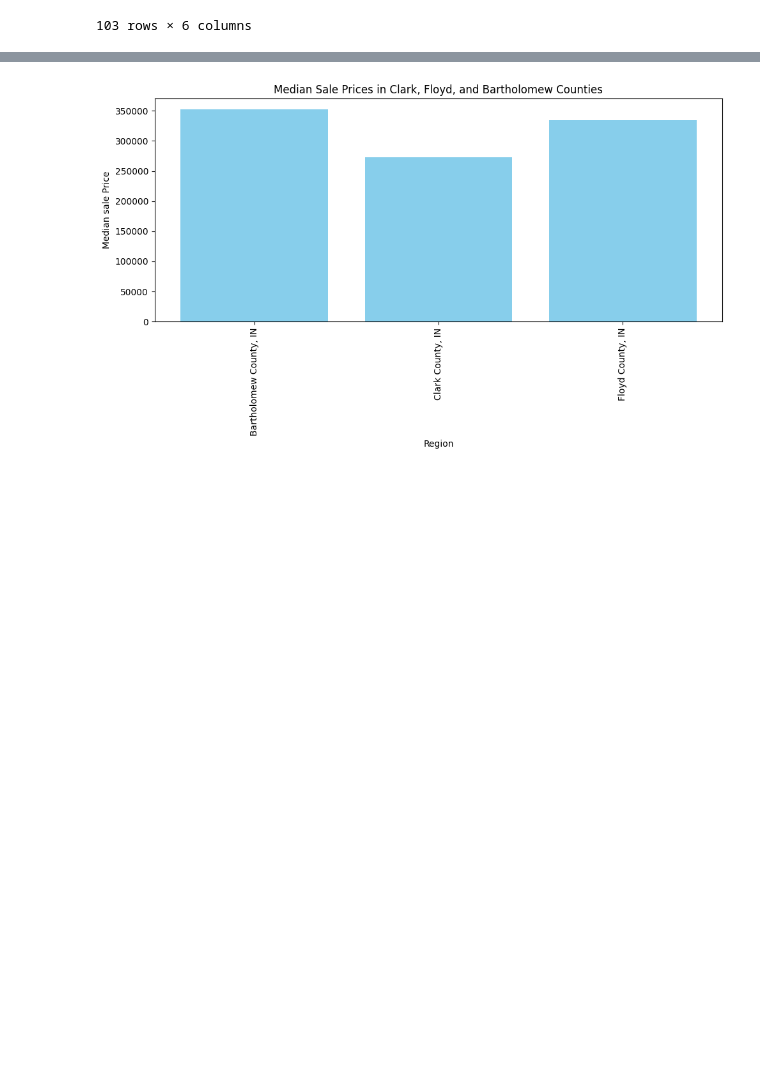
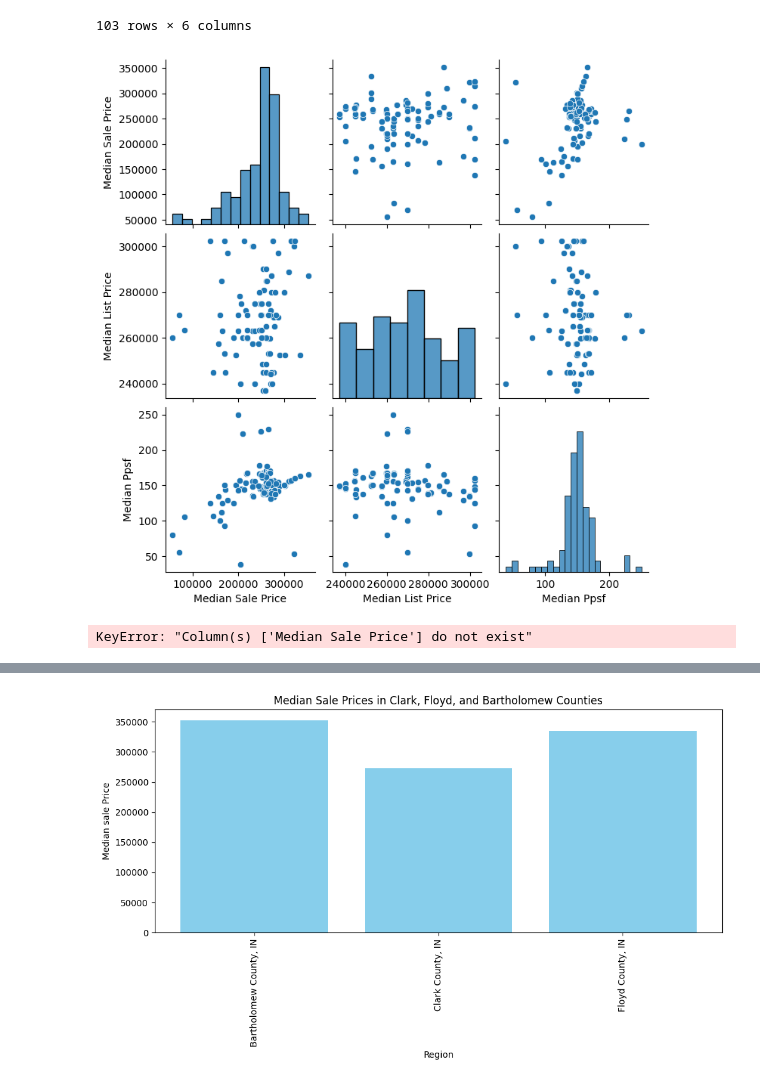
Before and after one commit to RachTheRad/SoIN_Housing_Analysis, a Jupyter notebook: HouAna_Capstone.ipynb, the cells around one changed output, grey strips where cells are left out. Drawn from its saved outputs; the diff is of its cells as text; code cells hidden in the pictures; blank space fills up the shorter version.

```diff
--- a/HouAna_Capstone.ipynb
+++ b/HouAna_Capstone.ipynb
@@ -897,3 +932,23 @@ filtered_bcf
 | 1316 | 2024-09-01 | 2024-09-30 | Floyd County, IN | 231250.0 | 257450.0 | 148.266423 |
 | 1317 | 2024-09-01 | 2024-09-30 | Floyd County, IN | 243900.0 | 257450.0 | 149.175370 |
 103 rows × 6 columns
+# %%
+
+
+# Basic correlogram
+sns.pairplot(filtered_bcf)
+plt.show()
+# %% [output]
+[figure, added]
+# %%
+# perform groupby
+filtered_bcf = filtered_bcf.groupby(['Period End', 'Region']).agg(median_sales=("Median Sale Price", 'median'))
+filtered_bcf = filtered_bcf.reset_index()
+
+# plot barplot
+sns.barplot(x="Period End",
+           y="median sales",
+           hue="deep",
+           data=filtered_bcf)
+# %% [output]
+KeyError: "Column(s) ['Median Sale Price'] do not exist"
```
Also changed, not shown: parts of 8 cells of this notebook.
